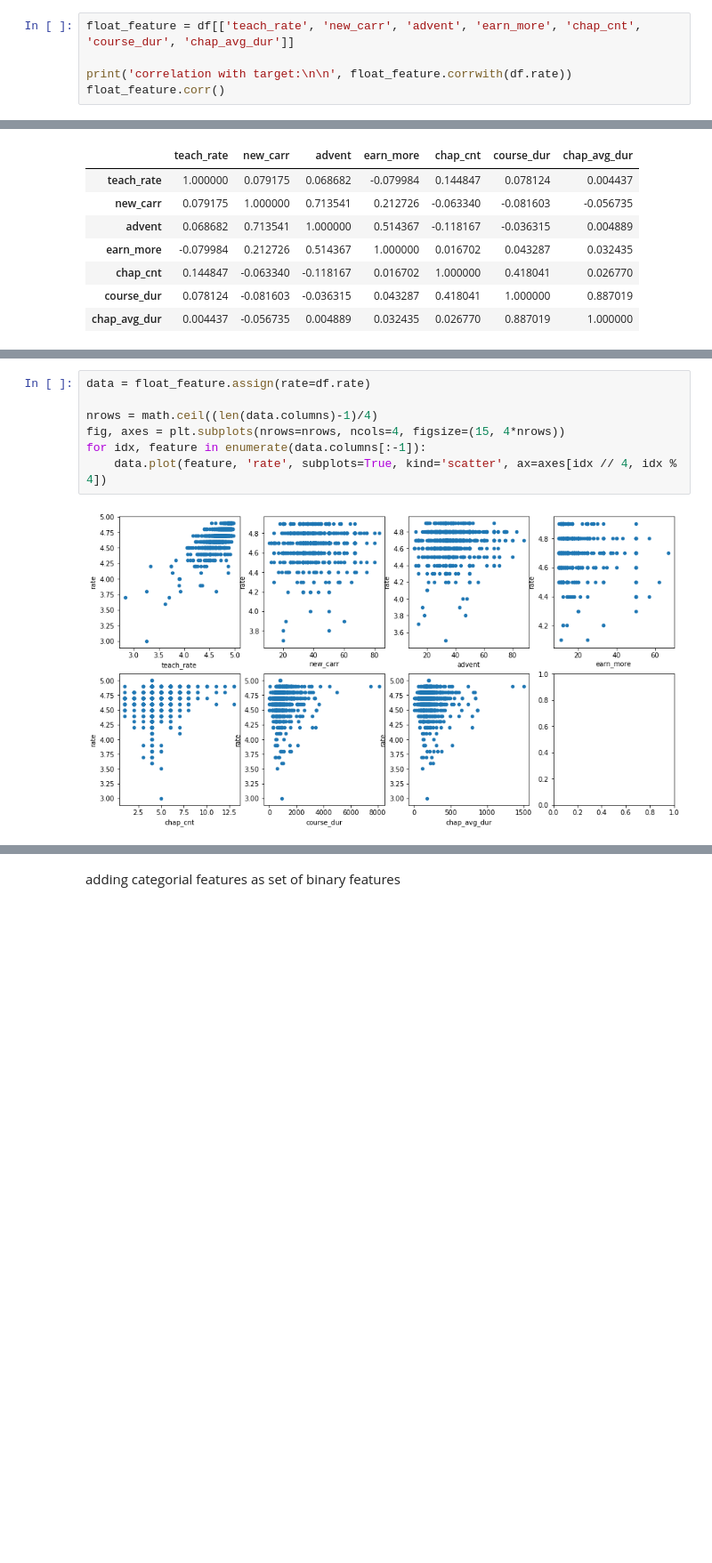
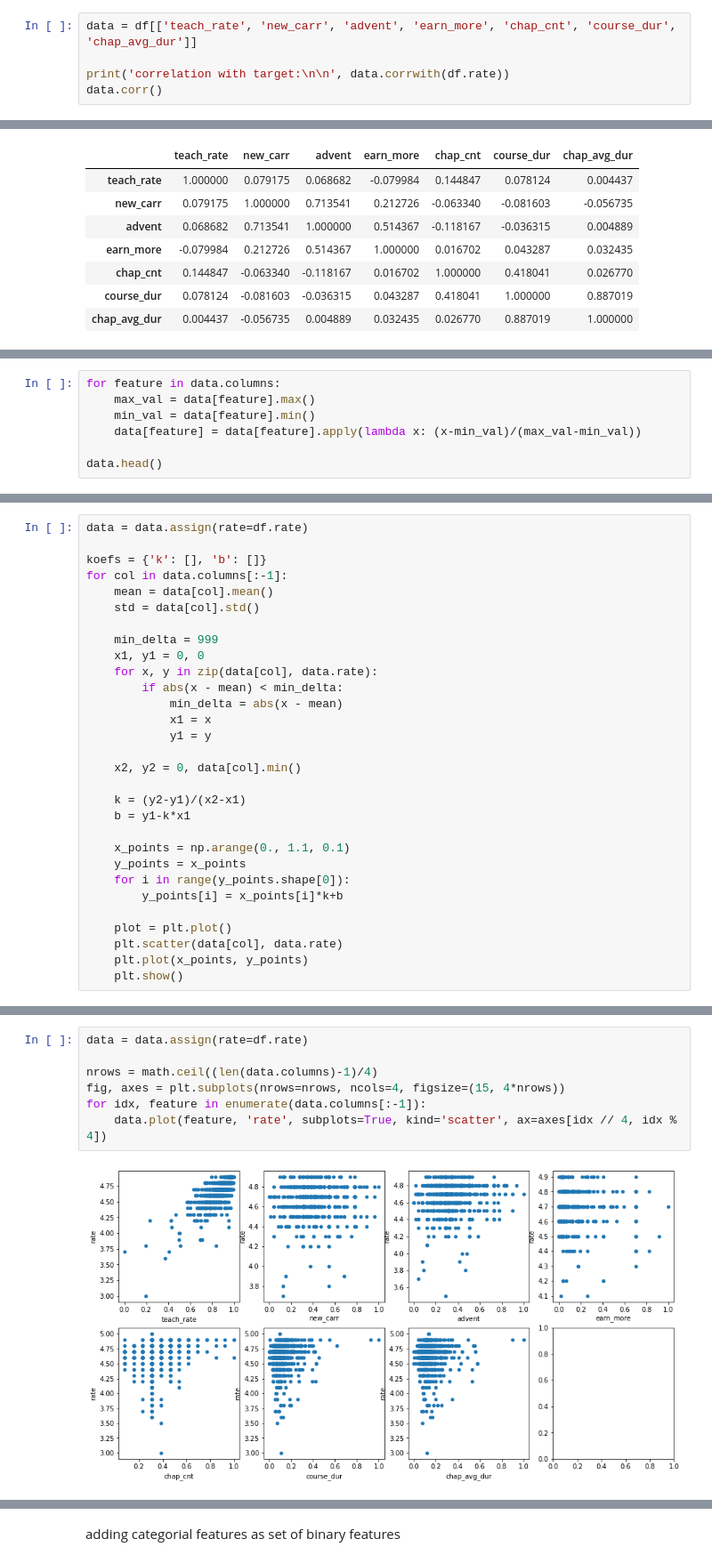
Before and after one commit to ma-petrov/courses_analysis, a Jupyter notebook: courses-analysis.ipynb, the cells around one changed output, grey strips where cells are left out. Shown: that part at 89% size. Cells and saved outputs as stored; diff of their text form; blank space fills up the shorter version.

```diff
--- a/courses-analysis.ipynb
+++ b/courses-analysis.ipynb
@@ -21,8 +17,8 @@ shape: 1099
 # %%
-float_feature = df[['teach_rate', 'new_carr', 'advent', 'earn_more', 'chap_cnt', 'course_dur', 'chap_avg_dur']]
+data = df[['teach_rate', 'new_carr', 'advent', 'earn_more', 'chap_cnt', 'course_dur', 'chap_avg_dur']]
 
-print('correlation with target:\n\n', float_feature.corrwith(df.rate))
-float_feature.corr()
+print('correlation with target:\n\n', data.corrwith(df.rate))
+data.corr()
 # %% [output]
 correlation with target:
 
@@ -44,0 +43,7 @@ dtype: float64
+# %%
+for feature in data.columns:
+    max_val = data[feature].max()
+    min_val = data[feature].min()
+    data[feature] = data[feature].apply(lambda x: (x-min_val)/(max_val-min_val))
+
+data.head()
@@ -44,0 +64,30 @@ dtype: float64
+# %%
+data = data.assign(rate=df.rate)
+
+koefs = {'k': [], 'b': []}
+for col in data.columns[:-1]:
+    mean = data[col].mean()
+    std = data[col].std()
+
+    min_delta = 999
+    x1, y1 = 0, 0
+    for x, y in zip(data[col], data.rate):
+        if abs(x - mean) < min_delta:
+            min_delta = abs(x - mean)
+            x1 = x
+            y1 = y
+
+    x2, y2 = 0, data[col].min()
+
+    k = (y2-y1)/(x2-x1)
+    b = y1-k*x1
+
+    x_points = np.arange(0., 1.1, 0.1)
+    y_points = x_points
+    for i in range(y_points.shape[0]):
+        y_points[i] = x_points[i]*k+b
+
+    plot = plt.plot()
+    plt.scatter(data[col], data.rate)
+    plt.plot(x_points, y_points)
+    plt.show()
@@ -45,9 +96,9 @@ dtype: float64
 # %%
-data = float_feature.assign(rate=df.rate)
+data = data.assign(rate=df.rate)
 
 nrows = math.ceil((len(data.columns)-1)/4)
 fig, axes = plt.subplots(nrows=nrows, ncols=4, figsize=(15, 4*nrows))
 for idx, feature in enumerate(data.columns[:-1]):
     data.plot(feature, 'rate', subplots=True, kind='scatter', ax=axes[idx // 4, idx % 4])
 # %% [output]
-[figure, old version]
+[figure, new version]
```
Also changed, not shown: parts of 24 cells of this notebook.
